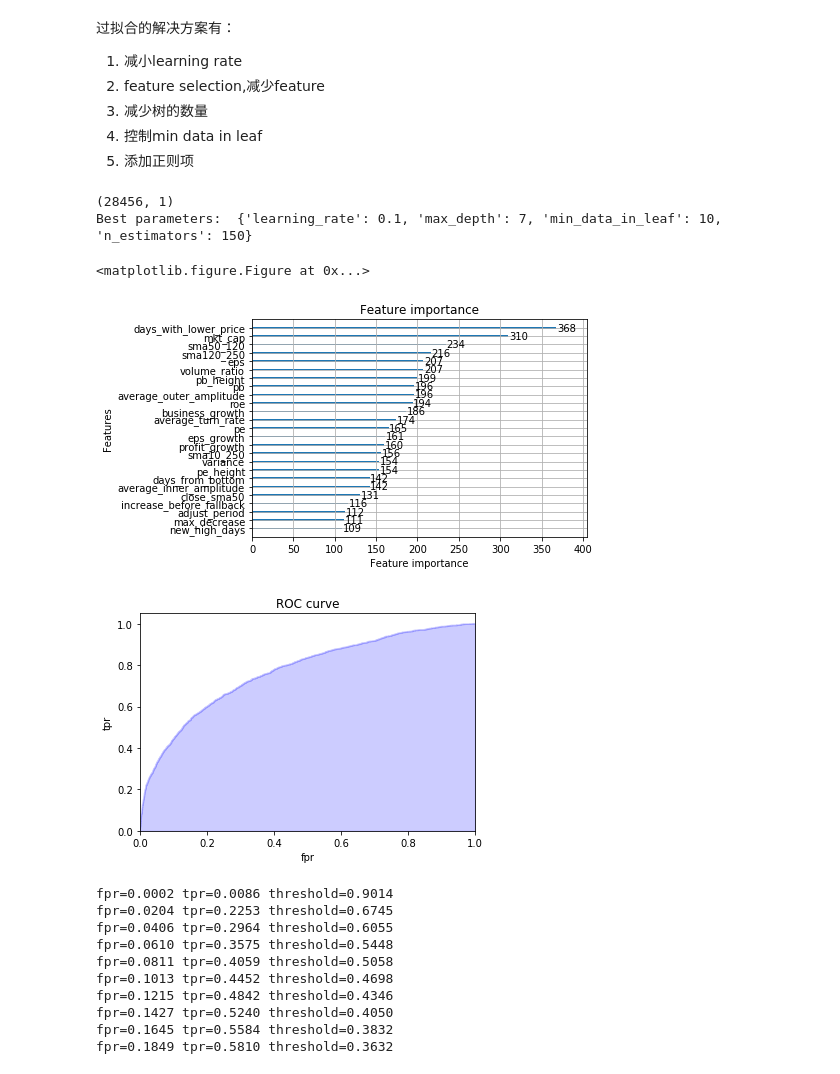
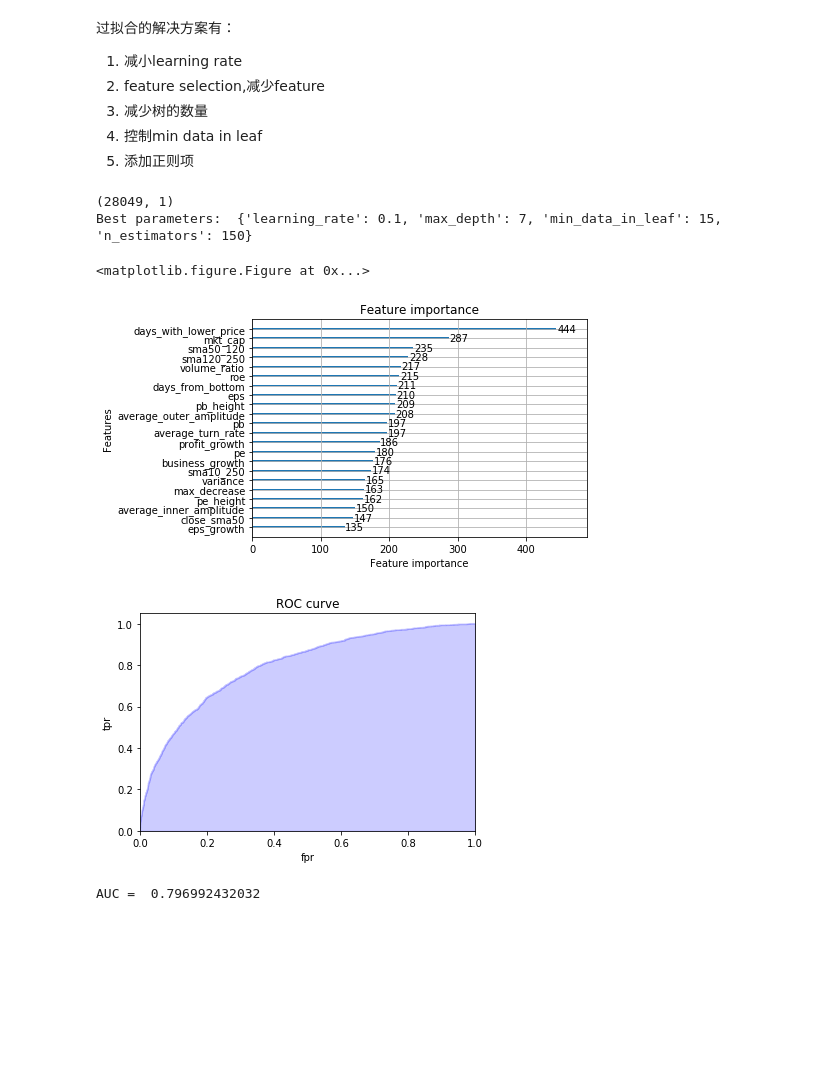
Before and after one commit to evagle/goldminer, a Jupyter notebook: investigation/fallback_new_high_gbdt_model.ipynb, the cells around one changed output. Drawn from its saved outputs; the diff is of its cells as text; code cells hidden in the pictures; blank space fills up the shorter version.

```diff
--- a/investigation/fallback_new_high_gbdt_model.ipynb
+++ b/investigation/fallback_new_high_gbdt_model.ipynb
@@ -13,7 +13,7 @@ Instead of that, you need to install the OpenMP library, which is required for r
 You can install the OpenMP library by the following command: ``brew install libomp``.
   "You can install the OpenMP library by the following command: ``brew install libomp``.", UserWarning)
 # %%
-df_raw = pd.read_csv("./fallback_new_high_2000_2018-12-14.tsv", sep="\t")
+df_raw = pd.read_csv("./fallback_new_high_2000_2018-12-16.tsv", sep="\t")
 # df_raw = pd.read_csv("~/buypoints.tsv", sep="\t")
 
 
@@ -188,8 +167,8 @@ final_model._Booster.save_model("fallback_new_hight_gbdt_model.txt")
 print(y_train.shape)
 print("Best parameters: ", gs.best_params_)
 # %% [output]
-(28456, 1)
-Best parameters:  {'learning_rate': 0.1, 'max_depth': 7, 'min_data_in_leaf': 10, 'n_estimators': 150}
+(28049, 1)
+Best parameters:  {'learning_rate': 0.1, 'max_depth': 7, 'min_data_in_leaf': 15, 'n_estimators': 150}
 # %%
 import lightgbm
 import matplotlib.pyplot as plt
@@ -200,41 +179,29 @@ ax = lightgbm.plot_importance(final_model)
 plt.show()
 # %% [output]
 <matplotlib.figure.Figure at 0x...>
-[figure, old version]
+[figure, new version]
 # %%
-from sklearn.metrics import roc_curve
-for mod,X_t in [(final_model, X_test_filtered)]:
+from sklearn.metrics import roc_curve, roc_auc_score
+
+for mod, X_t in [(final_model, X_test_filtered)]:
     preds = mod.predict_proba(X_t)
     fpr, tpr, thresholds = roc_curve(y_test, preds[:,1], pos_label=1)
 
     plt.step(fpr, tpr, color='b', alpha=0.2, where='post')
     plt.fill_between(fpr, tpr, step='post', alpha=0.2, color='b')
 
     plt.xlabel('fpr')
     plt.ylabel('tpr')
     plt.ylim([0.0, 1.05])
     plt.xlim([0.0, 1.0])
     plt.title('ROC curve')
     plt.show()
 
-step = 0.02
-last = -step
-for i in range(len(fpr)):
-    if fpr[i] - last > step and fpr[i] < 0.2:
-        last = fpr[i]
-        print("fpr=%.4f tpr=%.4f threshold=%.4f" % (fpr[i], tpr[i], thresholds[i]))
+    auc = roc_auc_score(y_test, preds[:, 1])
+    print("AUC = ", auc)
 # %% [output]
-[figure, old version]
+[figure, new version]
-fpr=0.0002 tpr=0.0086 threshold=0.9014
-fpr=0.0204 tpr=0.2253 threshold=0.6745
-fpr=0.0406 tpr=0.2964 threshold=0.6055
-fpr=0.0610 tpr=0.3575 threshold=0.5448
-fpr=0.0811 tpr=0.4059 threshold=0.5058
-fpr=0.1013 tpr=0.4452 threshold=0.4698
-fpr=0.1215 tpr=0.4842 threshold=0.4346
-fpr=0.1427 tpr=0.5240 threshold=0.4050
-fpr=0.1645 tpr=0.5584 threshold=0.3832
-fpr=0.1849 tpr=0.5810 threshold=0.3632
+AUC =  0.796992432032
 # %%
 
 import math
```
Also changed, not shown: parts of 9 cells of this notebook, 2 other files.
